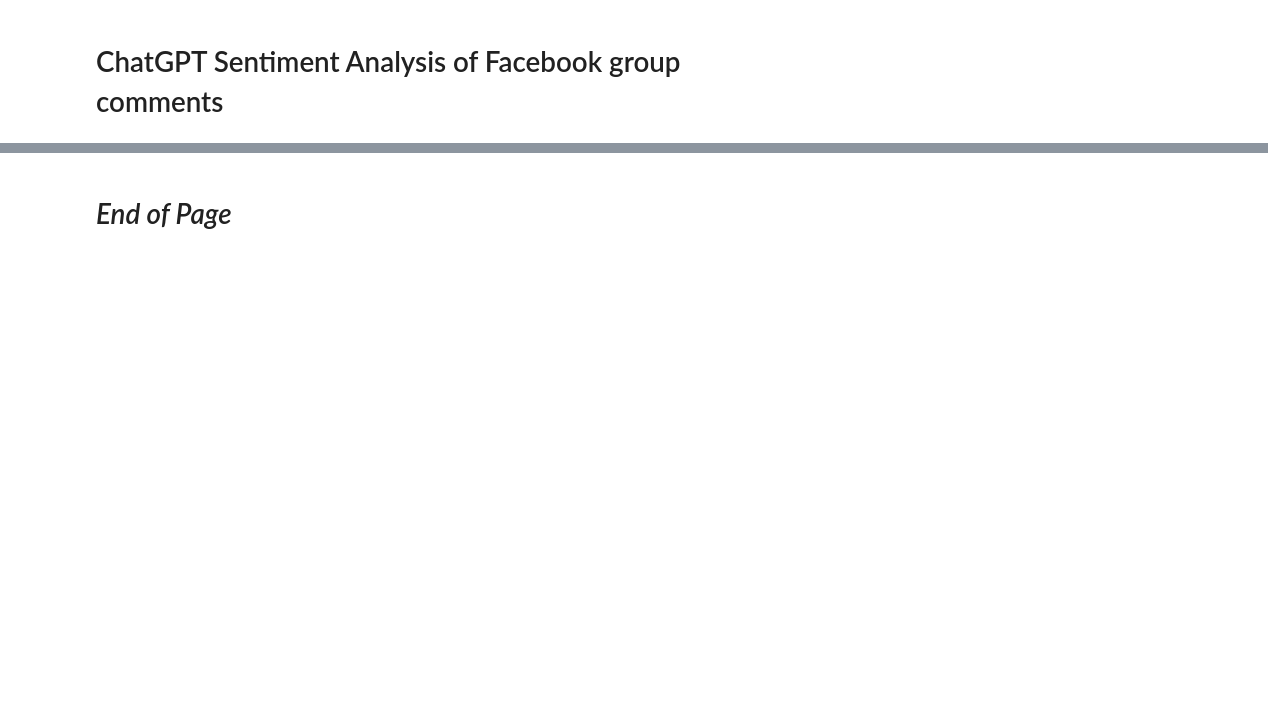
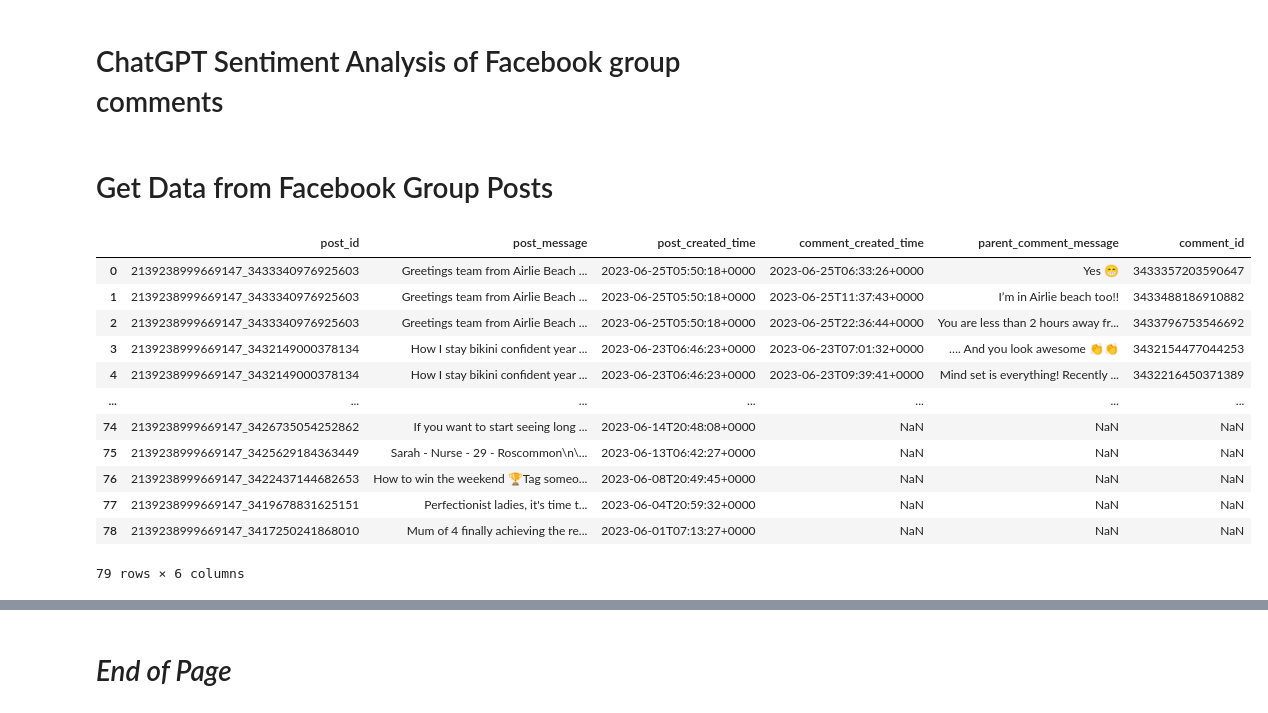
Before and after one commit to silvhua/ChatGPT-sentiment-analysis, a Jupyter notebook: notebooks/2023-07-04 portfolio notebook.ipynb, the cells around one changed output, grey strips where cells are left out. Drawn from its saved outputs; the diff is of its cells as text; code cells hidden in the pictures; blank space fills up the shorter version.

```diff
--- a/notebooks/2023-07-04 portfolio notebook.ipynb
+++ b/notebooks/2023-07-04 portfolio notebook.ipynb
@@ -15,0 +14,2 @@ from wrangling import filter_df_all_conditions, filter_df_any_condition
+# %% [markdown]
+# Get Data from Facebook Group Posts
@@ -15,0 +268,16 @@ from wrangling import filter_df_all_conditions, filter_df_any_condition
+# %%
+merged
+# %% [output]
+|  | post_id | post_message | post_created_time | comment_created_time | parent_comment_message | comment_id |
+| 0 | 2139238999669147_3433340976925603 | Greetings team from Airlie Beach ... | 2023-06-25T05:50:18+0000 | 2023-06-25T06:33:26+0000 | Yes 😁 | 3433357203590647 |
+| 1 | 2139238999669147_3433340976925603 | Greetings team from Airlie Beach ... | 2023-06-25T05:50:18+0000 | 2023-06-25T11:37:43+0000 | I’m in Airlie beach too!! | 3433488186910882 |
+| 2 | 2139238999669147_3433340976925603 | Greetings team from Airlie Beach ... | 2023-06-25T05:50:18+0000 | 2023-06-25T22:36:44+0000 | You are less than 2 hours away fr... | 3433796753546692 |
+| 3 | 2139238999669147_3432149000378134 | How I stay bikini confident year ... | 2023-06-23T06:46:23+0000 | 2023-06-23T07:01:32+0000 | …. And you look awesome 👏👏 | 3432154477044253 |
+| 4 | 2139238999669147_3432149000378134 | How I stay bikini confident year ... | 2023-06-23T06:46:23+0000 | 2023-06-23T09:39:41+0000 | Mind set is everything! Recently ... | 3432216450371389 |
+| ... | ... | ... | ... | ... | ... | ... |
+| 74 | 2139238999669147_3426735054252862 | If you want to start seeing long ... | 2023-06-14T20:48:08+0000 | NaN | NaN | NaN |
+| 75 | 2139238999669147_3425629184363449 | Sarah - Nurse - 29 - Roscommon\n\... | 2023-06-13T06:42:27+0000 | NaN | NaN | NaN |
+| 76 | 2139238999669147_3422437144682653 | How to win the weekend 🏆Tag someo... | 2023-06-08T20:49:45+0000 | NaN | NaN | NaN |
+| 77 | 2139238999669147_3419678831625151 | Perfectionist ladies, it's time t... | 2023-06-04T20:59:32+0000 | NaN | NaN | NaN |
+| 78 | 2139238999669147_3417250241868010 | Mum of 4 finally achieving the re... | 2023-06-01T07:13:27+0000 | NaN | NaN | NaN |
+79 rows × 6 columns
```
Also changed, not shown: parts of 9 cells of this notebook.
